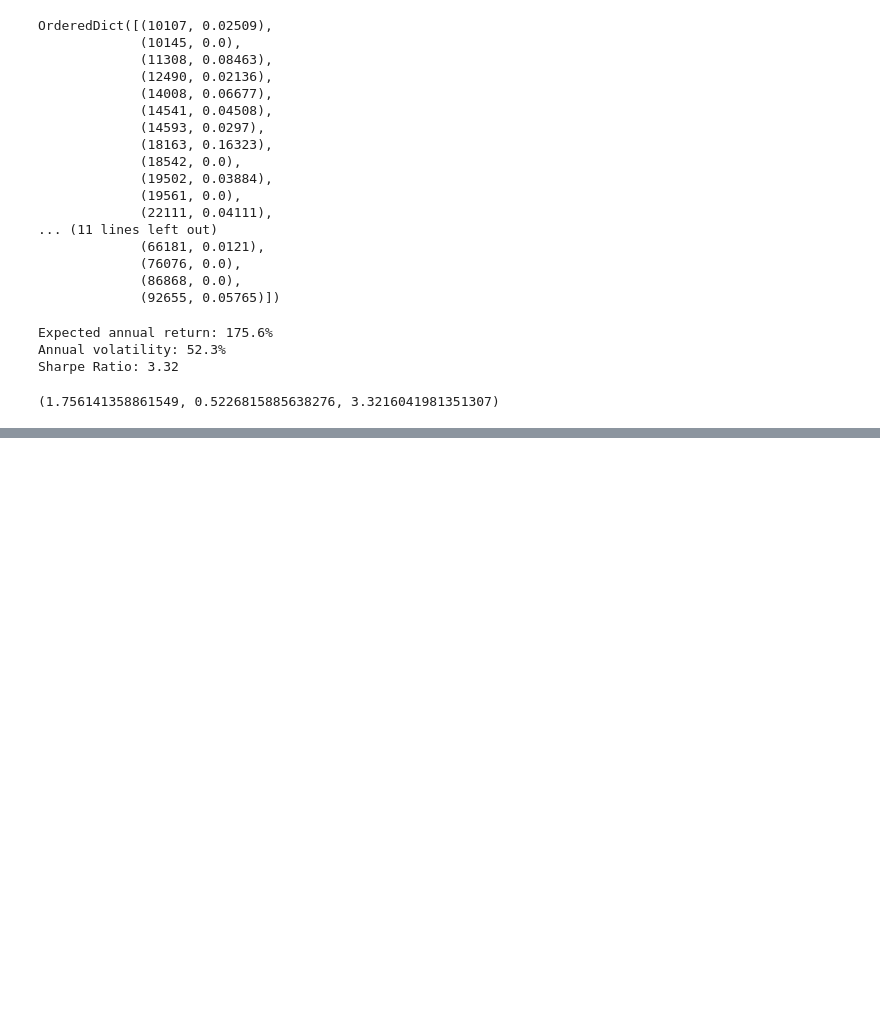
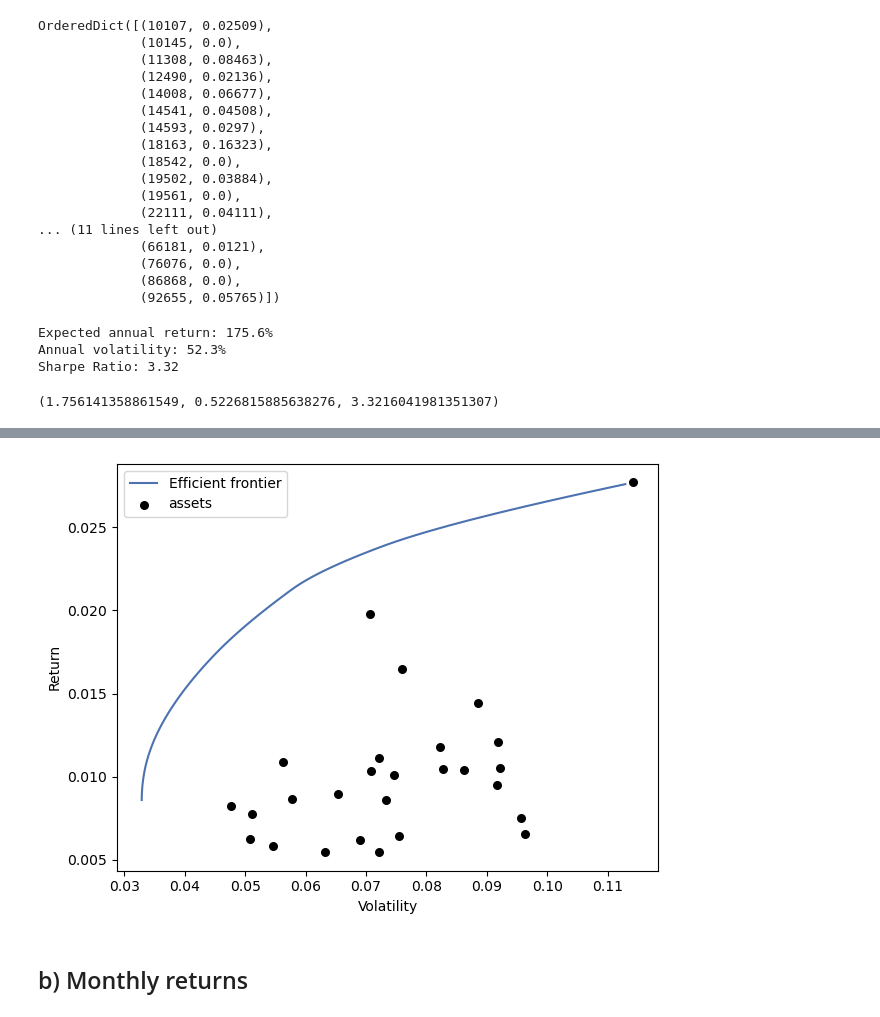
Before and after one commit to uWaterloo-CFM/CFM-301, a Jupyter notebook: Assignment 1/Data Assignment 1.ipynb, the cells around one changed output, grey strips where cells are left out. Saved outputs shown, nothing was run; the diff lists cells and outputs as text; code cells hidden in the pictures; blank space fills up the shorter version.

```diff
--- a/Assignment 1/Data Assignment 1.ipynb
+++ b/Assignment 1/Data Assignment 1.ipynb
@@ -367,0 +367,13 @@ SyntaxError: invalid syntax (2876227978.py, line 1)
+# %%
+# We'll create a dataframe of returns for each stock (identified by permno)
+
+returns_df = pd.DataFrame()
+
+for permno, df in returns_dict.items():
+    returns_df.loc[:, permno] = list(df["RET"])
+# %%
+# Next, we generate the covariance matrix for our returns
+cov_df = returns_df.cov()
+# %%
+# We also need to determine the expected returns for each security
+monthly_returns = returns_df.mean()
@@ -367,0 +404,11 @@ SyntaxError: invalid syntax (2876227978.py, line 1)
+# %%
+ef = EfficientFrontier(monthly_returns, cov_df, weight_bounds=(0, 1))
+
+import pypfopt.plotting as plotting
+fig, ax = plt.subplots()
+plotting.plot_efficient_frontier(ef, ax=ax, show_assets=True)
+plt.show()
+# %% [output]
+[figure, added]
+# %% [markdown]
+## b) Monthly returns
```
Also changed, not shown: parts of 21 cells of this notebook, 1 other file.
